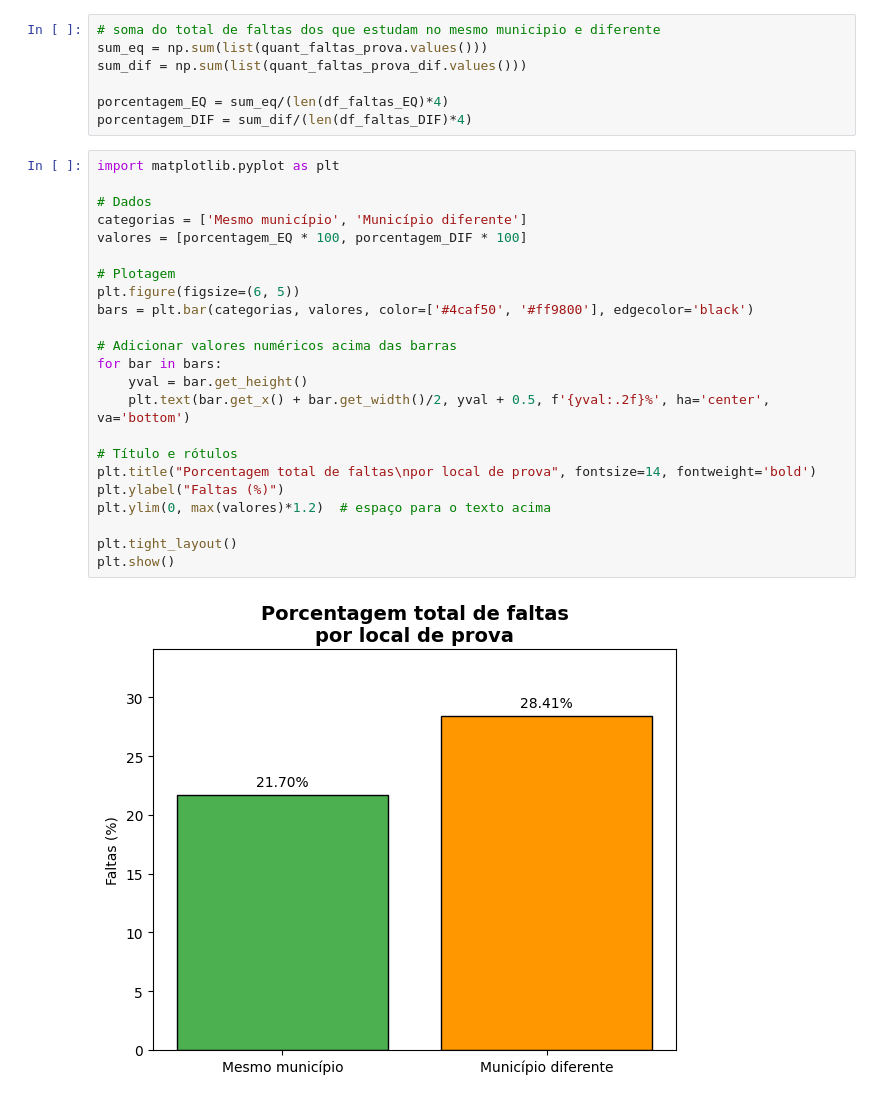
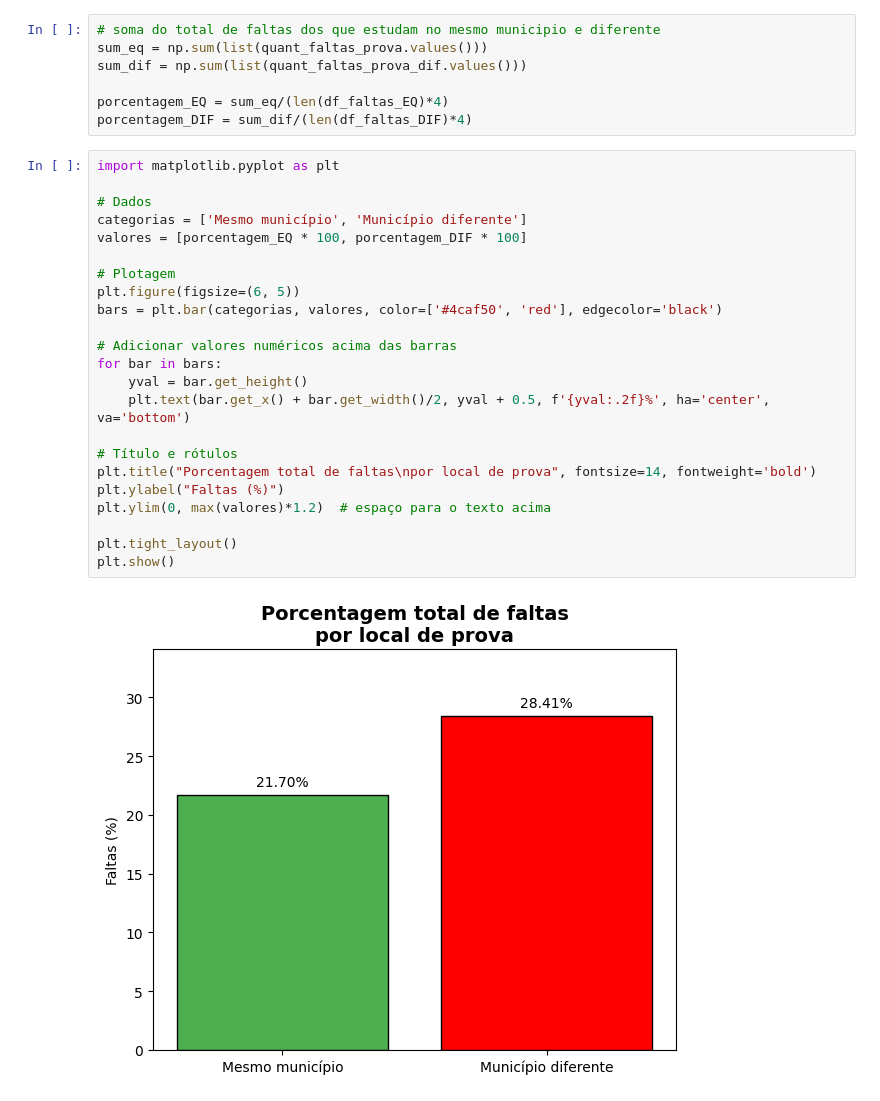
Before and after one commit to henriquefac/ciencia_de_dados_av1, a Jupyter notebook: av1/notebook/apresentacao/perguntas.ipynb, the cells around one changed output. Drawn from its saved outputs; the diff is of its cells as text.

```diff
--- a/av1/notebook/apresentacao/perguntas.ipynb
+++ b/av1/notebook/apresentacao/perguntas.ipynb
@@ -410,25 +410,25 @@ porcentagem_DIF = sum_dif/(len(df_faltas_DIF)*4)
 # %%
 import matplotlib.pyplot as plt
 
 # Dados
 categorias = ['Mesmo município', 'Município diferente']
 valores = [porcentagem_EQ * 100, porcentagem_DIF * 100]
 
 # Plotagem
 plt.figure(figsize=(6, 5))
-bars = plt.bar(categorias, valores, color=['#4caf50', '#ff9800'], edgecolor='black')
+bars = plt.bar(categorias, valores, color=['#4caf50', 'red'], edgecolor='black')
 
 # Adicionar valores numéricos acima das barras
 for bar in bars:
     yval = bar.get_height()
     plt.text(bar.get_x() + bar.get_width()/2, yval + 0.5, f'{yval:.2f}%', ha='center', va='bottom')
 
 # Título e rótulos
 plt.title("Porcentagem total de faltas\npor local de prova", fontsize=14, fontweight='bold')
 plt.ylabel("Faltas (%)")
 plt.ylim(0, max(valores)*1.2)  # espaço para o texto acima
 
 plt.tight_layout()
 plt.show()
 # %% [output]
-[figure, old version]
+[figure, new version]
```
